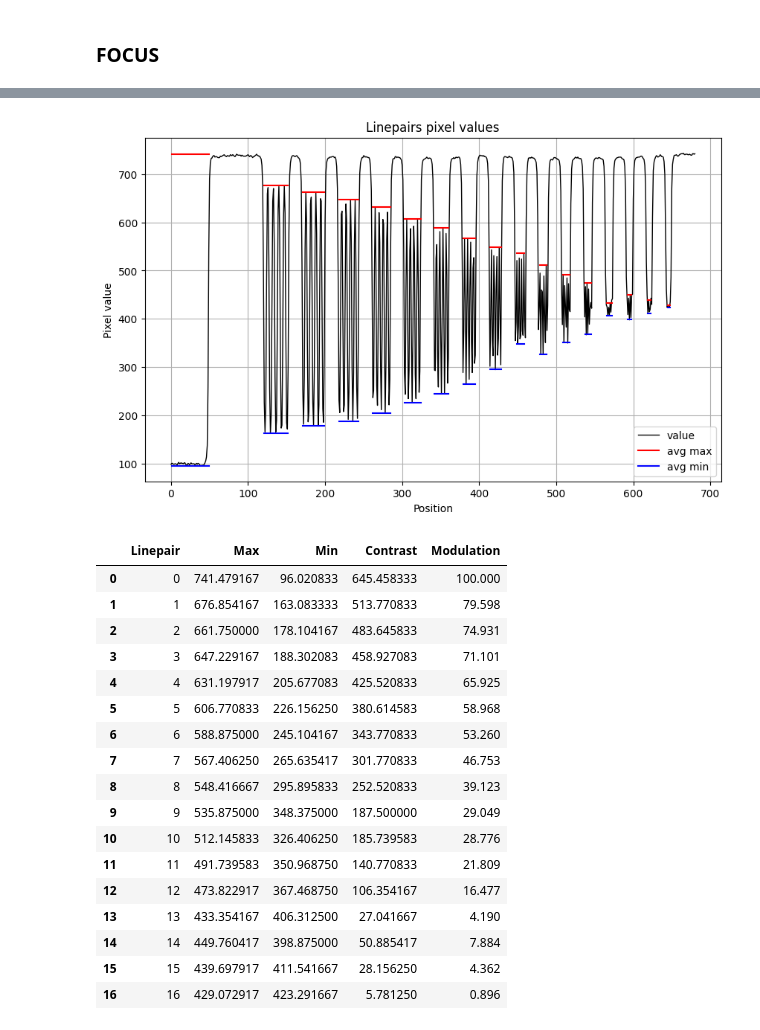
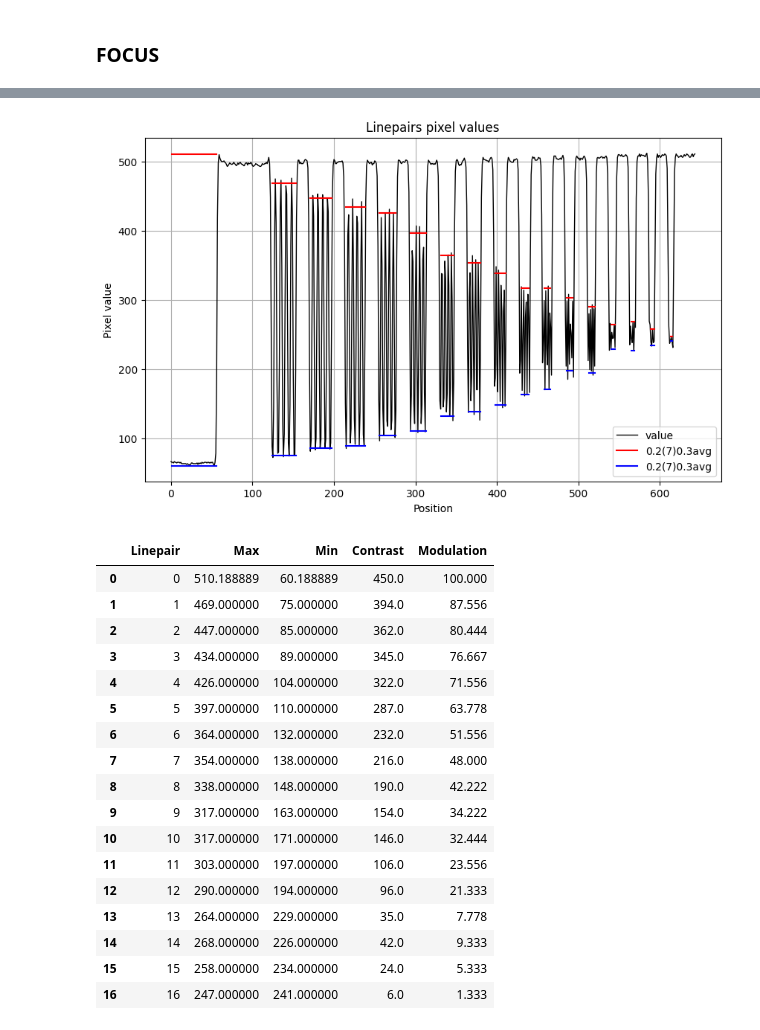
Before and after one commit to NickyAlan/DR-Light-beam-test, a Jupyter notebook: mtf.ipynb, the cells around one changed output, grey strips where cells are left out. Cells and saved outputs as stored; diff of their text form; code cells hidden in the pictures.

Commit message:
eval MTF

```diff
--- a/mtf.ipynb
+++ b/mtf.ipynb
@@ -79,7 +79,7 @@ def find_edge_row(arr) :
     return h_min, h_max, start_val
 # %%
 # dicom_data = pydicom.dcmread("images/DICOMOBJ/BAR2")
-dicom_data = pydicom.dcmread("MTF_TEST/MTF_BAR (35)")
+dicom_data = pydicom.dcmread("BAR_eval/SW2/BAR3")
 arr = dicom_data.pixel_array
 h, w = arr.shape
 # assume crop if size > 2,000 (not crop yet)
@@ -380,12 +416,18 @@ res = {"Linepair": [0], "Max": [max_val0], "Min": [min_val0], "Contrast": [max_c
 for idx, (s1, s2) in enumerate(linepairs[1:], start=1) :
     linepair = focus[:, s1: s2]
     mean_val_col = np.mean(linepair, axis=0)
-    # sorted_val = np.sort(mean_val_col) # to seperate max and min vals
-    # mid_pos = max(min((s2-s1)//2, int(.3*(s2-s1))), 1) # how to select actual value, 1 if 0
-    # mean_min_vals = round(np.mean(sorted_val[: mid_pos]))
-    # mean_max_vals = round(np.mean(sorted_val[-mid_pos: ]))
-    min_vals = np.min(mean_val_col)
-    max_vals = np.max(mean_val_col)
+    sorted_val = np.sort(mean_val_col) # to seperate max and min vals
+    if idx < 7 :
+        w = 0.2
+    else :
+        w = 0.3
+    mid_pos = max(min((s2-s1)//2, int(w*(s2-s1))), 1) # how to select actual value, 1 if 0
+    mean_min_vals = round(np.mean(sorted_val[: mid_pos]))
+    mean_max_vals = round(np.mean(sorted_val[-mid_pos: ]))
+    min_vals = np.min(mean_min_vals)
+    max_vals = np.max(mean_max_vals)
+    # min_vals = np.min(mean_val_col)
+    # max_vals = np.max(mean_val_col)
     contrast = max_vals-min_vals
     res["Linepair"].append(idx)
     res["Max"].append(max_vals)
@@ -396,37 +458,37 @@ res = pd.DataFrame(res)
 # %%
 plt.figure(figsize=(10, 6))
 plt.plot(oneline_ori, color="black", linewidth=1)
 for (s1, s2), (_, max_v, min_v, _, _) in zip(linepairs, res.values) :
     plt.plot([s1, s2], [max_v, max_v], color="red")
     plt.plot([s1, s2], [min_v, min_v], color="blue")
-plt.legend(["value", "avg max", "avg min"])
+plt.legend(["value", "0.2(7)0.3avg", "0.2(7)0.3avg"])
 plt.grid(True)
 plt.title("Linepairs pixel values")
 plt.ylabel("Pixel value")
 plt.xlabel("Position");
 # %% [output]
-[figure, old version]
+[figure, new version]
 # %%
 res
 # %% [output]
 |  | Linepair | Max | Min | Contrast | Modulation |
-| 0 | 0 | 741.479167 | 96.020833 | 645.458333 | 100.000 |
-| 1 | 1 | 676.854167 | 163.083333 | 513.770833 | 79.598 |
-| 2 | 2 | 661.750000 | 178.104167 | 483.645833 | 74.931 |
-| 3 | 3 | 647.229167 | 188.302083 | 458.927083 | 71.101 |
-| 4 | 4 | 631.197917 | 205.677083 | 425.520833 | 65.925 |
-| 5 | 5 | 606.770833 | 226.156250 | 380.614583 | 58.968 |
-| 6 | 6 | 588.875000 | 245.104167 | 343.770833 | 53.260 |
-| 7 | 7 | 567.406250 | 265.635417 | 301.770833 | 46.753 |
-| 8 | 8 | 548.416667 | 295.895833 | 252.520833 | 39.123 |
-| 9 | 9 | 535.875000 | 348.375000 | 187.500000 | 29.049 |
-| 10 | 10 | 512.145833 | 326.406250 | 185.739583 | 28.776 |
-| 11 | 11 | 491.739583 | 350.968750 | 140.770833 | 21.809 |
-| 12 | 12 | 473.822917 | 367.468750 | 106.354167 | 16.477 |
-| 13 | 13 | 433.354167 | 406.312500 | 27.041667 | 4.190 |
-| 14 | 14 | 449.760417 | 398.875000 | 50.885417 | 7.884 |
-| 15 | 15 | 439.697917 | 411.541667 | 28.156250 | 4.362 |
-| 16 | 16 | 429.072917 | 423.291667 | 5.781250 | 0.896 |
+| 0 | 0 | 510.188889 | 60.188889 | 450.0 | 100.000 |
+| 1 | 1 | 469.000000 | 75.000000 | 394.0 | 87.556 |
+| 2 | 2 | 447.000000 | 85.000000 | 362.0 | 80.444 |
+| 3 | 3 | 434.000000 | 89.000000 | 345.0 | 76.667 |
+| 4 | 4 | 426.000000 | 104.000000 | 322.0 | 71.556 |
+| 5 | 5 | 397.000000 | 110.000000 | 287.0 | 63.778 |
+| 6 | 6 | 364.000000 | 132.000000 | 232.0 | 51.556 |
+| 7 | 7 | 354.000000 | 138.000000 | 216.0 | 48.000 |
+| 8 | 8 | 338.000000 | 148.000000 | 190.0 | 42.222 |
+| 9 | 9 | 317.000000 | 163.000000 | 154.0 | 34.222 |
+| 10 | 10 | 317.000000 | 171.000000 | 146.0 | 32.444 |
+| 11 | 11 | 303.000000 | 197.000000 | 106.0 | 23.556 |
+| 12 | 12 | 290.000000 | 194.000000 | 96.0 | 21.333 |
+| 13 | 13 | 264.000000 | 229.000000 | 35.0 | 7.778 |
+| 14 | 14 | 268.000000 | 226.000000 | 42.0 | 9.333 |
+| 15 | 15 | 258.000000 | 234.000000 | 24.0 | 5.333 |
+| 16 | 16 | 247.000000 | 241.000000 | 6.0 | 1.333 |
 # %%
 plt.figure(figsize=(10, 4))
 plt.title("Modulation Transfer Function (MTF)")
```
Also changed, not shown: parts of 30 cells of this notebook, 1 other file.
